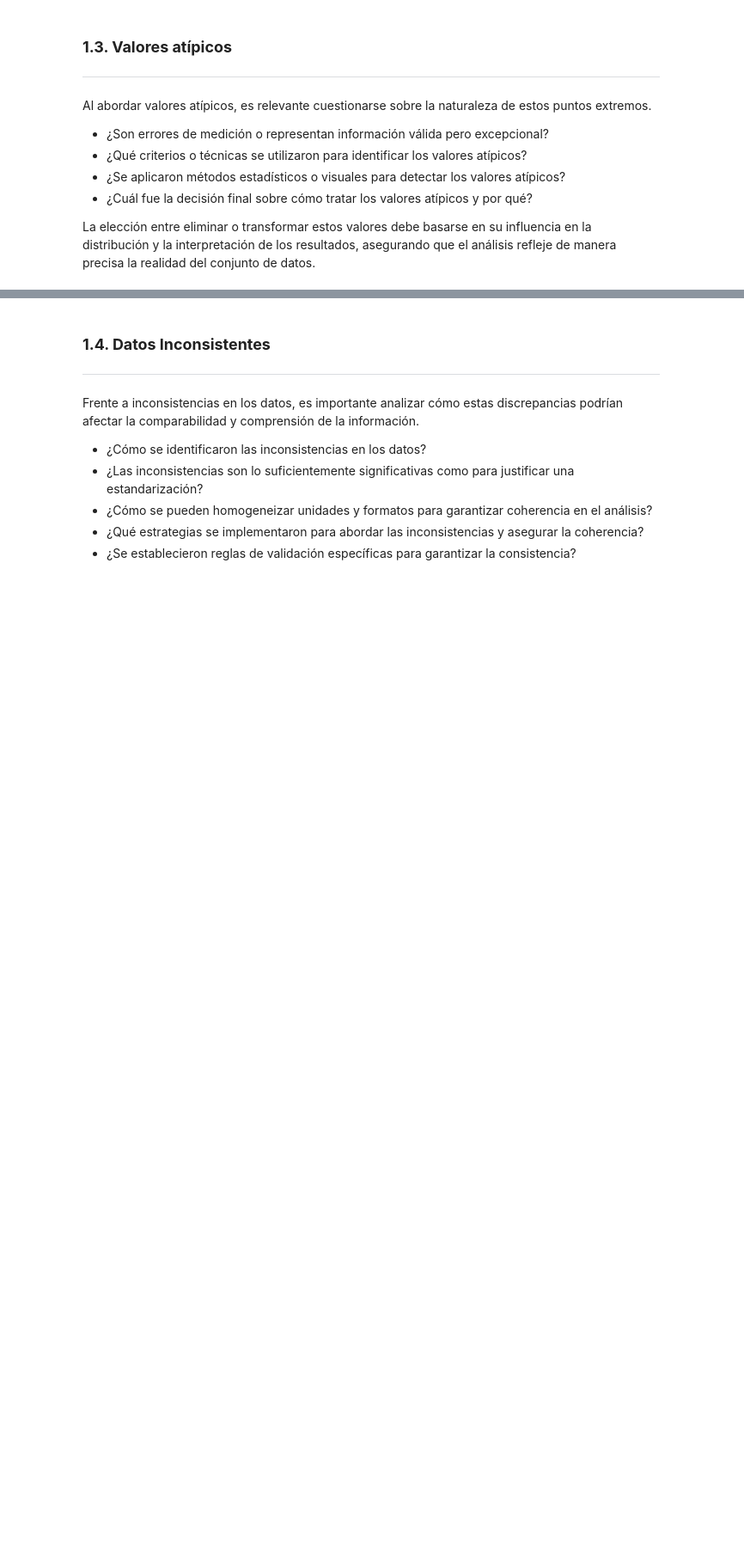
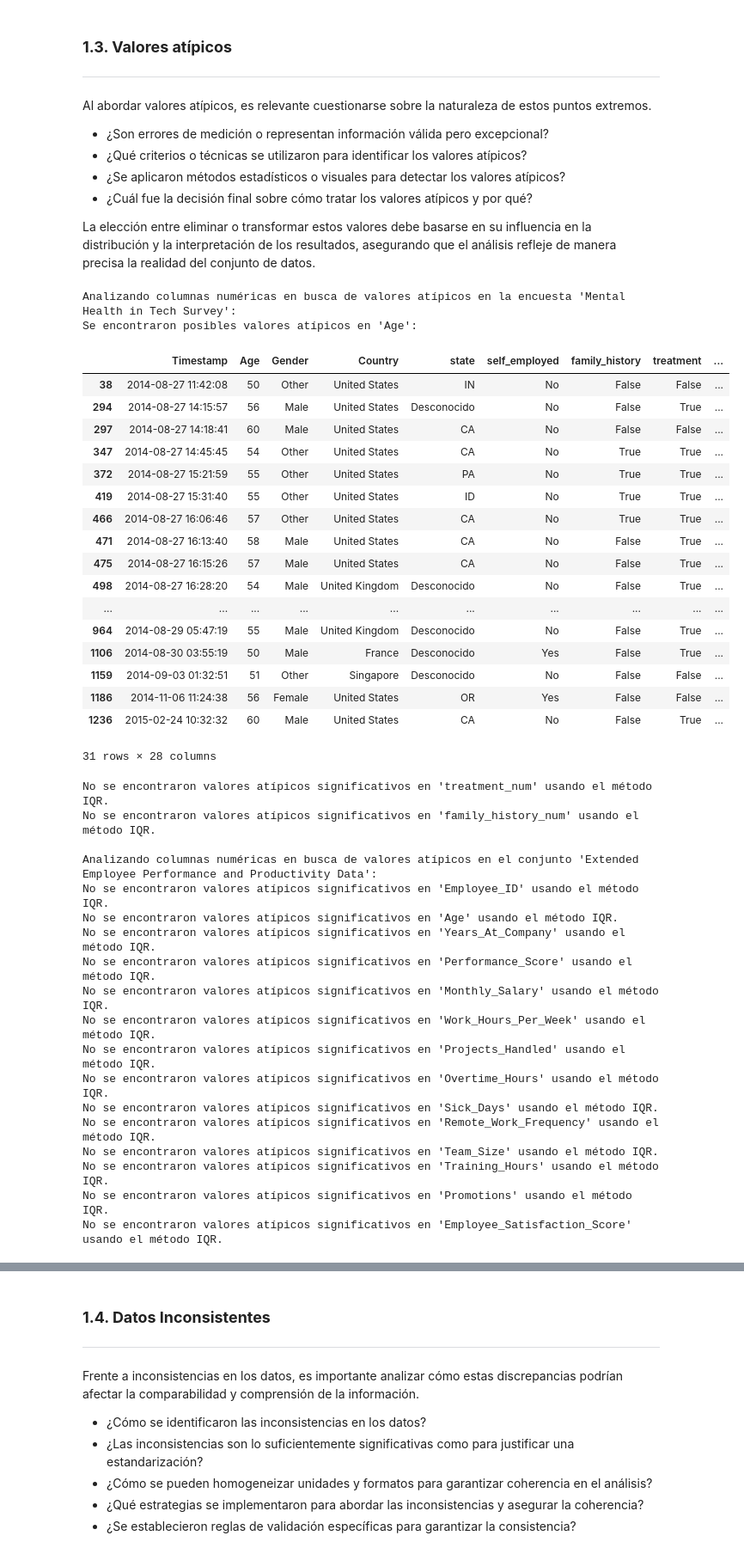
Before and after one commit to StoryChara/Machine-Learning-and-Data-Science-Proyecto, a Jupyter notebook: Módulo_1/M1U4_fase_3_Preparación_de_los_datos.ipynb, the cells around one changed output, grey strips where cells are left out. Shown at 86% size. Cells and saved outputs as stored; diff of their text form; code cells hidden in the pictures; blank space fills up the shorter version.

```diff
--- a/Módulo_1/M1U4_fase_3_Preparación_de_los_datos.ipynb
+++ b/Módulo_1/M1U4_fase_3_Preparación_de_los_datos.ipynb
@@ -1196,3 +1230,74 @@ Al abordar valores atípicos, es relevante cuestionarse sobre la naturaleza de e
 * ¿Cuál fue la decisión final sobre cómo tratar los valores atípicos y por qué?
 
 La elección entre eliminar o transformar estos valores debe basarse en su influencia en la distribución y la interpretación de los resultados, asegurando que el análisis refleje de manera precisa la realidad del conjunto de datos.
+# %%
+# Función para identificar posibles valores atípicos usando IQR
+def identify_outliers_iqr(df, column):
+    Q1 = df[column].quantile(0.25)
+    Q3 = df[column].quantile(0.75)
+    IQR = Q3 - Q1
+    lower_bound = Q1 - 1.5 * IQR
+    upper_bound = Q3 + 1.5 * IQR
+    outliers = df[(df[column] < lower_bound) | (df[column] > upper_bound)]
+    return outliers
+
+# Analizar columnas numéricas en busca de outliers en data_mental_health (después de filtrar Age)
+numerical_cols_mental = df_fil_data_mental_health.select_dtypes(include=np.number).columns
+print("Analizando columnas numéricas en busca de valores atípicos en la encuesta 'Mental Health in Tech Survey':")
+for col in numerical_cols_mental:
+    outliers = identify_outliers_iqr(df_fil_data_mental_health, col)
+    if not outliers.empty:
+        print(f"Se encontraron posibles valores atípicos en '{col}':")
+        display(outliers)
+    else:
+        print(f"No se encontraron valores atípicos significativos en '{col}' usando el método IQR.")
+
+# Analizar columnas numéricas en busca de outliers en data_extended_employee
+numerical_cols_extended = data_extended_employee.select_dtypes(include=np.number).columns
+print("\nAnalizando columnas numéricas en busca de valores atípicos en el conjunto 'Extended Employee Performance and Productivity Data':")
+for col in numerical_cols_extended:
+    outliers = identify_outliers_iqr(data_extended_employee, col)
+    if not outliers.empty:
+        print(f"Se encontraron posibles valores atípicos en '{col}':")
+        display(outliers)
+    else:
+        print(f"No se encontraron valores atípicos significativos en '{col}' usando el método IQR.")
+# %% [output]
+Analizando columnas numéricas en busca de valores atípicos en la encuesta 'Mental Health in Tech Survey':
+Se encontraron posibles valores atípicos en 'Age':
+|  | Timestamp | Age | Gender | Country | state | self_employed | family_history | treatment | ... |
+| 38 | 2014-08-27 11:42:08 | 50 | Other | United States | IN | No | False | False | ... |
+| 294 | 2014-08-27 14:15:57 | 56 | Male | United States | Desconocido | No | False | True | ... |
+| 297 | 2014-08-27 14:18:41 | 60 | Male | United States | CA | No | False | False | ... |
+| 347 | 2014-08-27 14:45:45 | 54 | Other | United States | CA | No | True | True | ... |
+| 372 | 2014-08-27 15:21:59 | 55 | Other | United States | PA | No | True | True | ... |
+| 419 | 2014-08-27 15:31:40 | 55 | Other | United States | ID | No | True | True | ... |
+| 466 | 2014-08-27 16:06:46 | 57 | Other | United States | CA | No | True | True | ... |
+| 471 | 2014-08-27 16:13:40 | 58 | Male | United States | CA | No | False | True | ... |
+| 475 | 2014-08-27 16:15:26 | 57 | Male | United States | CA | No | False | True | ... |
+| 498 | 2014-08-27 16:28:20 | 54 | Male | United Kingdom | Desconocido | No | False | True | ... |
+| ... | ... | ... | ... | ... | ... | ... | ... | ... | ... |
+| 964 | 2014-08-29 05:47:19 | 55 | Male | United Kingdom | Desconocido | No | False | True | ... |
+| 1106 | 2014-08-30 03:55:19 | 50 | Male | France | Desconocido | Yes | False | True | ... |
+| 1159 | 2014-09-03 01:32:51 | 51 | Other | Singapore | Desconocido | No | False | False | ... |
+| 1186 | 2014-11-06 11:24:38 | 56 | Female | United States | OR | Yes | False | False | ... |
+| 1236 | 2015-02-24 10:32:32 | 60 | Male | United States | CA | No | False | True | ... |
+31 rows × 28 columns
+No se encontraron valores atípicos significativos en 'treatment_num' usando el método IQR.
+No se encontraron valores atípicos significativos en 'family_history_num' usando el método IQR.
+
+Analizando columnas numéricas en busca de valores atípicos en el conjunto 'Extended Employee Performance and Productivity Data':
+No se encontraron valores atípicos significativos en 'Employee_ID' usando el método IQR.
+No se encontraron valores atípicos significativos en 'Age' usando el método IQR.
+No se encontraron valores atípicos significativos en 'Years_At_Company' usando el método IQR.
+No se encontraron valores atípicos significativos en 'Performance_Score' usando el método IQR.
+No se encontraron valores atípicos significativos en 'Monthly_Salary' usando el método IQR.
+No se encontraron valores atípicos significativos en 'Work_Hours_Per_Week' usando el método IQR.
+No se encontraron valores atípicos significativos en 'Projects_Handled' usando el método IQR.
+No se encontraron valores atípicos significativos en 'Overtime_Hours' usando el método IQR.
+No se encontraron valores atípicos significativos en 'Sick_Days' usando el método IQR.
+No se encontraron valores atípicos significativos en 'Remote_Work_Frequency' usando el método IQR.
+No se encontraron valores atípicos significativos en 'Team_Size' usando el método IQR.
+No se encontraron valores atípicos significativos en 'Training_Hours' usando el método IQR.
+No se encontraron valores atípicos significativos en 'Promotions' usando el método IQR.
+No se encontraron valores atípicos significativos en 'Employee_Satisfaction_Score' usando el método IQR.
```
Also changed, not shown: parts of 14 cells of this notebook.
